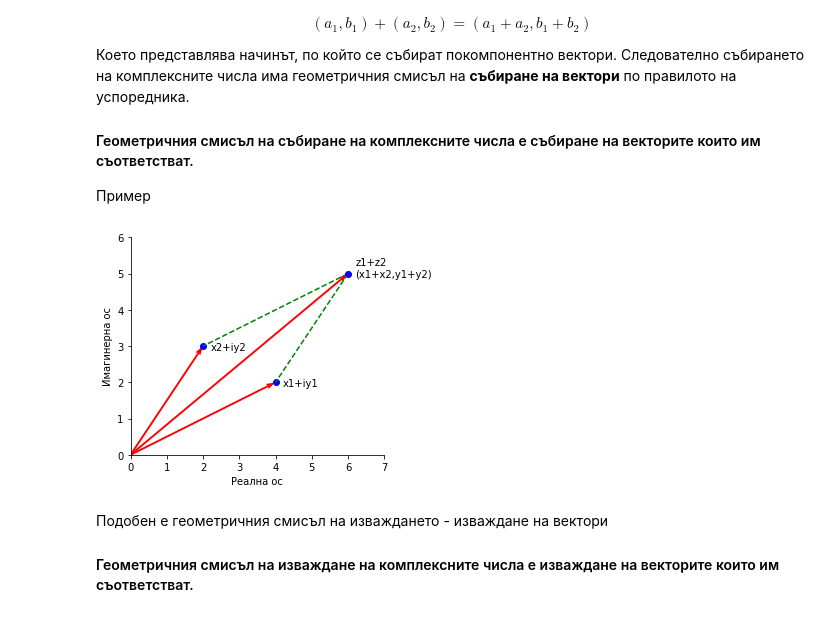
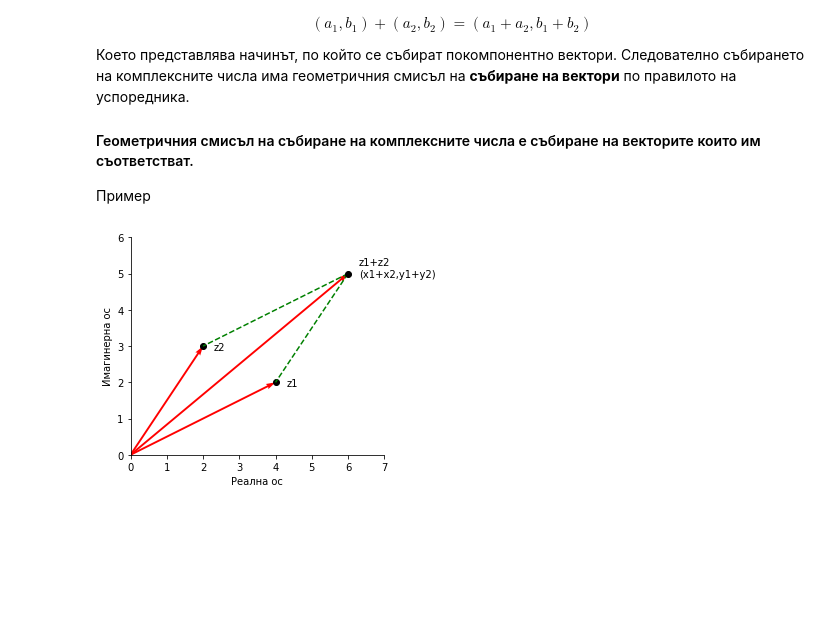
Before and after one commit to ogerassimov/ogi-teach-resources, a Jupyter notebook: ComplexNumbers/ComplexNumbers.ipynb, the cells around one changed output. Drawn from its saved outputs; the diff is of its cells as text; code cells hidden in the pictures; blank space fills up the shorter version.

```diff
--- a/ComplexNumbers/ComplexNumbers.ipynb
+++ b/ComplexNumbers/ComplexNumbers.ipynb
@@ -1000,31 +1011,27 @@ $$
 # %%
 z1 = 4+2j
 z2 = 2+3j
 z = z1+z2
 
 def draw_annotation_s(z, label):
-    plt.annotate(label, xy=(z.real, z.imag), xytext=(z.real + 0.2, z.imag - 0.1))
+    plt.annotate(label, xy=(z.real, z.imag), xytext=(z.real + 0.3, z.imag - 0.1))
 
 draw_complex_plane([0, 7, 0, 6])
-plt.plot([z1.real], [z1.imag], 'bo')
-draw_annotation_s(z1,'x1+iy1')
+plt.plot([z1.real], [z1.imag], 'ko')
+draw_annotation_s(z1,'z1')
 plt.quiver(0, 0, z1.real, z1.imag, angles = "xy", scale_units = "xy", scale = 1, color="red")
 
-plt.plot([z2.real], [z2.imag], 'bo')
-draw_annotation_s(z2,'x2+iy2')
+plt.plot([z2.real], [z2.imag], 'ko')
+draw_annotation_s(z2,'z2')
 plt.quiver(0, 0, z2.real, z2.imag, angles = "xy", scale_units = "xy", scale = 1, color="red")
 
 plt.plot([z.real,z1.real], [z.imag,z1.imag], 'g--')
 plt.plot([z.real,z2.real], [z.imag,z2.imag], 'g--')
 
-plt.plot([z.real], [z.imag], 'bo')
+plt.plot([z.real], [z.imag], 'ko')
 draw_annotation_s(z,'z1+z2\n(x1+x2,y1+y2)')
 plt.quiver(0, 0, z.real, z.imag, angles = "xy", scale_units = "xy", scale = 1, color="red")
 
 plt.show()
 # %% [output]
-[figure, old version]
+[figure, new version]
-# %% [markdown]
-Подобен е геометричния смисъл на изваждането - изваждане на вектори
-
-#### Геометричния смисъл на изваждане на комплексните числа е изваждане на векторите които им съответстват.
```
Also changed, not shown: parts of 12 cells of this notebook.
